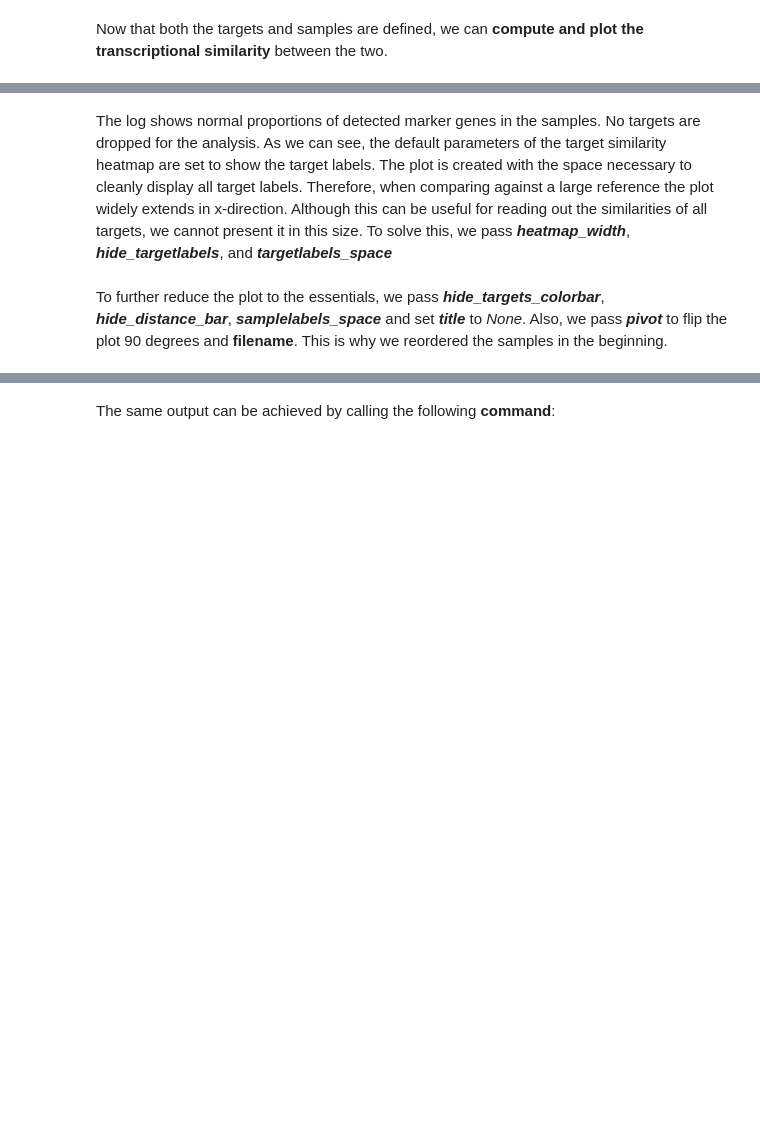
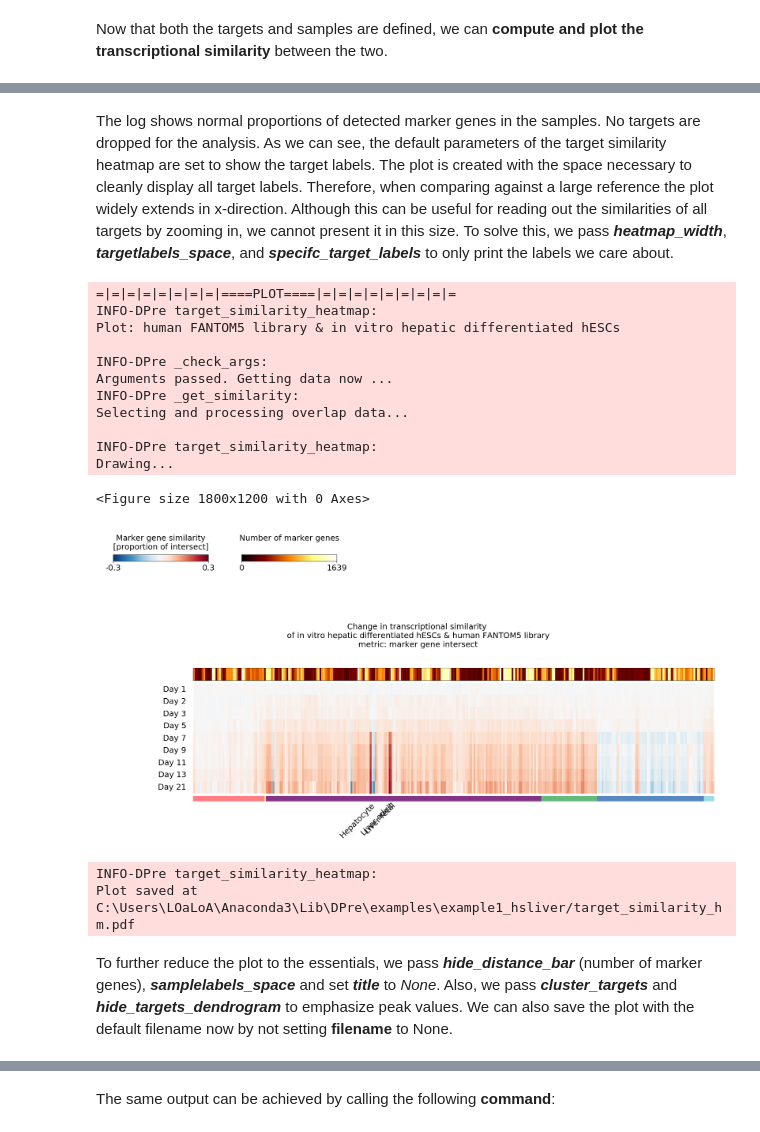
Before and after one commit to LoaloaF/DPre, a Jupyter notebook: examples/example1_hsliver/example1_hsliver.ipynb, the cells around one changed output, grey strips where cells are left out. Saved outputs shown, nothing was run; the diff lists cells and outputs as text; code cells hidden in the pictures; blank space fills up the shorter version.

Commit message:
example 1 updated

```diff
--- a/examples/example1_hsliver/example1_hsliver.ipynb
+++ b/examples/example1_hsliver/example1_hsliver.ipynb
@@ -13,8 +13,9 @@ To <b>initiate the samples instance</b>, we pass a TSV expression file and gene
 Additionally, we pass the name of the control to the <i>ctrl</i> argument to later plot differential effects. We also set a <i>name</i> that will appear in logs and plot annotations.
 # %%
-from DPre import samples
-s = samples(expression = 'hsliver_expression.tsv',     # expression input data
-            diff_genes = ('./up_genelists', './down_genelists'),    # differential gene list directories
-            ctrl = 'Day00',     # name of the control in the data
-            name = 'in vitro hepatic differentiated hESCs'    # name of the samples instance
+import DPre
+s = DPre.samples(expression = 'hsliver_expression.tsv',     # expression input data
+                 diff_genes = None,    # differential gene are loaded in the next step
+                 ctrl = 'Day00',     # name of the control in the data
+                 name = 'in vitro hepatic differentiated hESCs'    # name of the samples instance
 )
+DPre.add_diff_genes_from_z(s)
@@ -48,0 +72,2 @@ s.reorder(rev_order)
+# %%
+s.names = ['Day 0', 'Day 1', 'Day 2', 'Day 3', 'Day 5', 'Day 7', 'Day 9', 'Day 11', 'Day 13', 'Day 21']
@@ -55,16 +117,32 @@ hm = t.target_similarity_heatmap(samples = s,     # the samples to check similar
 # %% [markdown]
 The log shows normal proportions of detected marker genes in the samples. No targets are dropped for the analysis.
-As we can see, the default parameters of the target similarity heatmap are set to show the target labels. The plot is created with the space necessary to cleanly display all target labels. Therefore, when comparing against a large reference the plot widely extends in x-direction. Although this can be useful for reading out the similarities of all targets, we cannot present it in this size. To solve this, we pass <i><b>heatmap_width</b></i>, <b><i>hide_targetlabels</i></b>, and <b><i>targetlabels_space</i></b>
+As we can see, the default parameters of the target similarity heatmap are set to show the target labels. The plot is created with the space necessary to cleanly display all target labels. Therefore, when comparing against a large reference the plot widely extends in x-direction. Although this can be useful for reading out the similarities of all targets by zooming in, we cannot present it in this size. To solve this, we pass <i><b>heatmap_width</b></i>, <b><i>targetlabels_space</i></b>, and <b><i>specifc_target_labels</i></b> to only print the labels we care about.
 # %%
 hm = t.target_similarity_heatmap(samples = s,
-                                 which = 'euclid',
-                                 heatmap_width = .08,
-                                 hide_targetlabels = True,     # target labels are not displayed
+                                 metric = 'intersect',
+                                 heatmap_width = .14,
+                                 specific_target_labels = ['Hepatocyte', 'Liver adult', 'Liver fetal'],       # only print a specifc target label instead of all
                                  targetlabels_space = .1,     # size in inches under the heatmap
-                                 filename = None,
-                                 plt_show = True,     # show the plot in jupyter notebooks
+#                                  filename = None,
+                                 plt_show = True
                                 )
+# %% [output]
+=|=|=|=|=|=|=|=|====PLOT====|=|=|=|=|=|=|=|=|=
+INFO-DPre target_similarity_heatmap:
+Plot: human FANTOM5 library & in vitro hepatic differentiated hESCs
+
+INFO-DPre _check_args:
+Arguments passed. Getting data now ...
+INFO-DPre _get_similarity:
+Selecting and processing overlap data...
+
+INFO-DPre target_similarity_heatmap:
+Drawing...
+<Figure size 1800x1200 with 0 Axes>
+[figure, added]
+INFO-DPre target_similarity_heatmap:
+Plot saved at C:\Users\LOaLoA\Anaconda3\Lib\DPre\examples\example1_hsliver/target_similarity_hm.pdf
 # %% [markdown]
-To further reduce the plot to the essentials, we pass <b><i>hide_targets_colorbar</i></b>, <b><i>hide_distance_bar</i></b>, <b><i>samplelabels_space</i></b> and set <b><i>title</i></b> to <i>None</i>. Also, we pass <b><i>pivot</i></b> to flip the plot 90 degrees and <b>filename</b>. This is why we reordered the samples in the beginning.
+To further reduce the plot to the essentials, we pass <b><i>hide_distance_bar</i></b> (number of marker genes), <b><i>samplelabels_space</i></b> and set <b><i>title</i></b> to <i>None</i>. Also, we pass <b><i>cluster_targets</i></b> and <b><i>hide_targets_dendrogram</i></b> to emphasize peak values. We can also save the plot with the default filename now by not setting <b>filename</b> to None.
 # %%
 hm = t.target_similarity_heatmap(samples = s,
```
Also changed, not shown: parts of 27 cells of this notebook, 2 other files.
